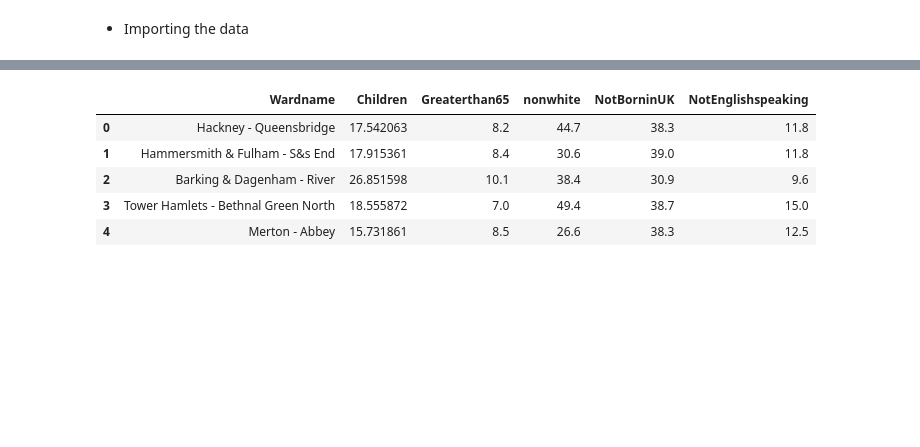
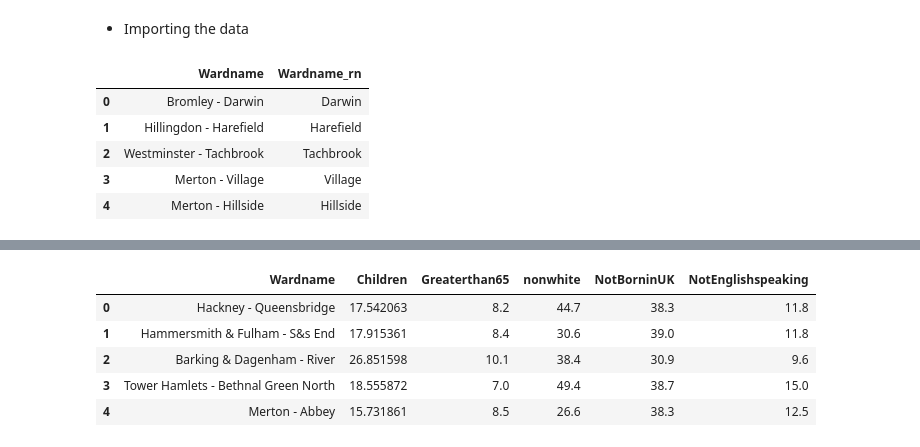
Before and after one commit to NathanKhadaroo/Group, a Jupyter notebook: group_task.ipynb, the cells around one changed output, grey strips where cells are left out. Cells and saved outputs as stored; diff of their text form; code cells hidden in the pictures; blank space fills up the shorter version.

```diff
--- a/group_task.ipynb
+++ b/group_task.ipynb
@@ -25,4 +26,15 @@ environment = pd.read_csv("/Users/nathankhadaroo/Desktop/task/Group/London ward
 district_codes = pd.read_csv("/Users/nathankhadaroo/Desktop/task/Group/LondonDistrictcodes.csv")
 demo = pd.read_table("/Users/nathankhadaroo/Desktop/task/Group/London ward data demographics.dat")
 socio  = pd.read_csv("/Users/nathankhadaroo/Desktop/task/Group/lsd.csv")
+lol = pd.read_csv("/Users/nathankhadaroo/Desktop/task/Group/lol_rn1.csv")
+# %%
+wards = lol[["Wardname", "Wardname_rn"]]
+wards.head()
+# %% [output]
+|  | Wardname | Wardname_rn |
+| 0 | Bromley - Darwin | Darwin |
+| 1 | Hillingdon - Harefield | Harefield |
+| 2 | Westminster - Tachbrook | Tachbrook |
+| 3 | Merton - Village | Village |
+| 4 | Merton - Hillside | Hillside |
 # %%
```
Also changed, not shown: parts of 11 cells of this notebook, 3 other files.
